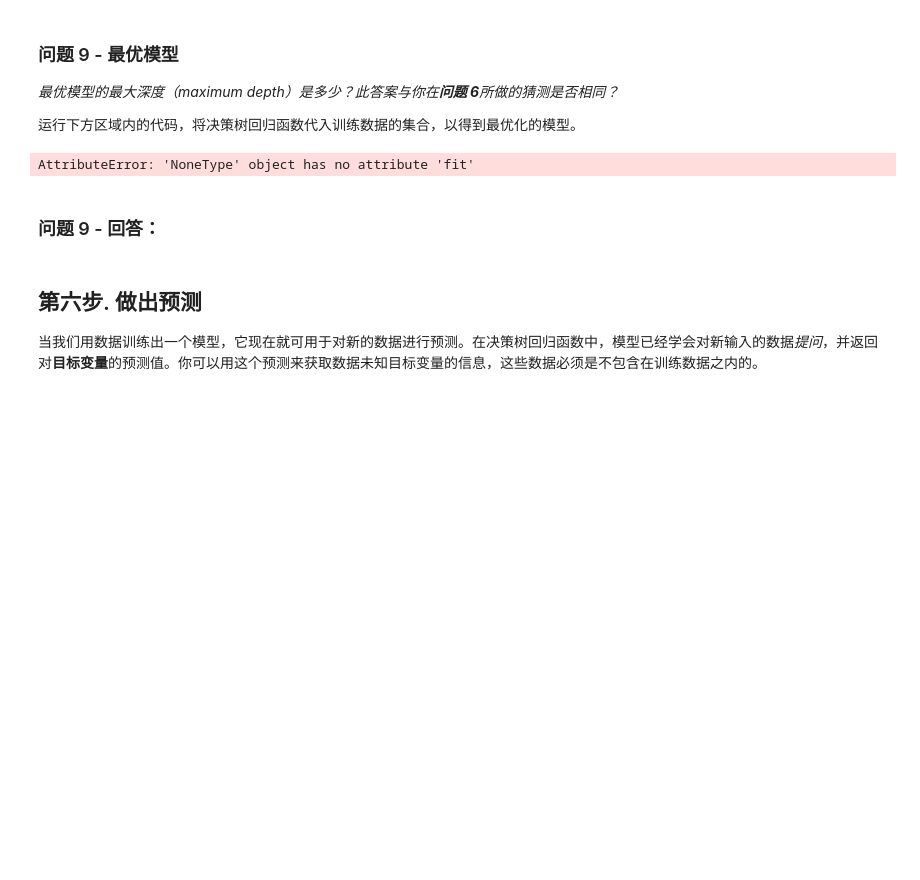
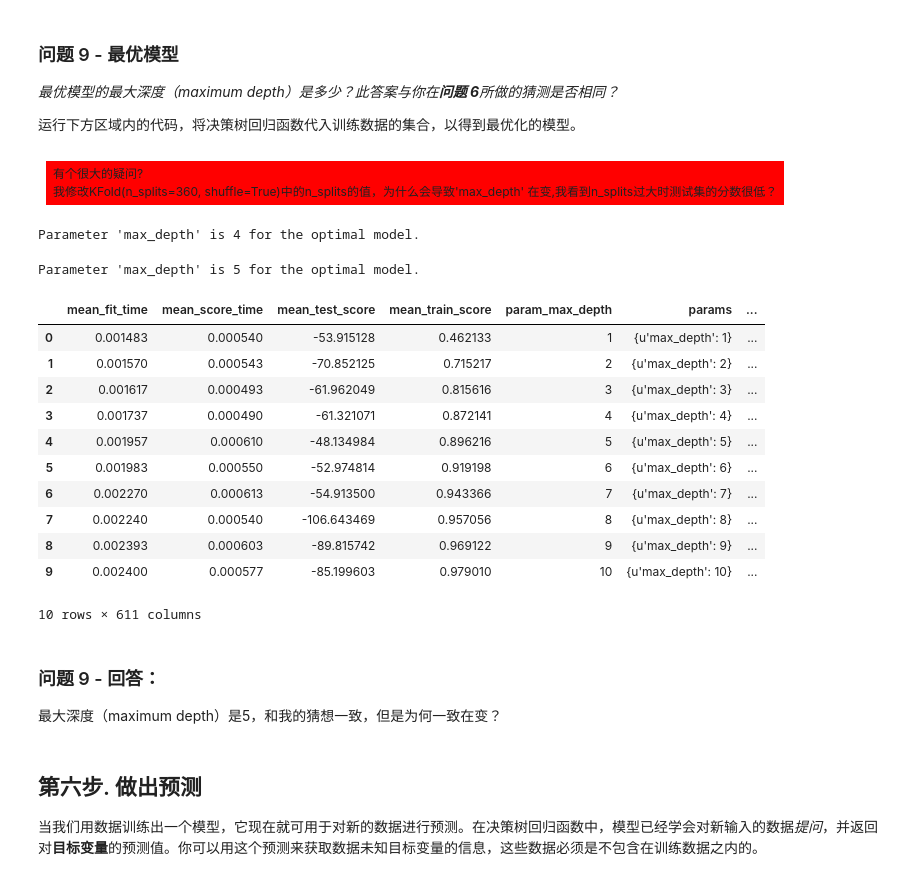
Before and after one commit to zhangbin0git/boston_housing, a Jupyter notebook: boston_housing.ipynb, the cells around one changed output. Cells and saved outputs as stored; diff of their text form; code cells hidden in the pictures; blank space fills up the shorter version.

```diff
--- a/boston_housing.ipynb
+++ b/boston_housing.ipynb
@@ -288,24 +303,25 @@ K折交叉验证法：
 # TODO 4
 
 #提示: 导入 'KFold' 'DecisionTreeRegressor' 'make_scorer' 'GridSearchCV'
-
-
+from sklearn.model_selection import KFold
+from sklearn.tree import DecisionTreeRegressor
+from sklearn.metrics import make_scorer
+from sklearn.model_selection import GridSearchCV
 def fit_model(X, y):
     """ 基于输入数据 [X,y]，利于网格搜索找到最优的决策树模型"""
 
-    cross_validator = None
+    cross_validator = KFold(n_splits=10, shuffle=True)
 
-    regressor = None
+    regressor = DecisionTreeRegressor()
 
-    params = None
+    params = {'max_depth':np.arange(1, 11)}
 
-    scoring_fnc = None
+    scoring_fnc = make_scorer(performance_metric)
 
-    grid = None
+    grid = GridSearchCV(regressor, params, scoring=scoring_fnc, cv=cross_validator)
 
     # 基于输入数据 [X,y]，进行网格搜索
     grid = grid.fit(X, y)
-
     # 返回网格搜索后的最优模型
     return grid.best_estimator_
 # %% [markdown]
@@ -343,16 +360,38 @@ def fit_model2(X, y):
 *最优模型的最大深度（maximum depth）是多少？此答案与你在**问题 6**所做的猜测是否相同？*
 
 运行下方区域内的代码，将决策树回归函数代入训练数据的集合，以得到最优化的模型。
+# %% [markdown]
+<table><tr><td style="text-align:left;vertical-align:middle; background-color: #FF0000;" > <font size=50>有个很大的疑问?<br>我修改KFold(n_splits=360, shuffle=True)中的n_splits的值，为什么会导致'max_depth' 在变,我看到n_splits过大时测试集的分数很低？</font></td></tr></table>
+# %%
+optimal_reg = fit_model(X_train, y_train)
+print "Parameter 'max_depth' is {} for the optimal model.".format(optimal_reg.get_params()['max_depth'])
+# %% [output]
+Parameter 'max_depth' is 4 for the optimal model.
 # %%
+
 # 基于训练数据，获得最优模型
-optimal_reg = fit_model(X_train, y_train)
+optimal_reg, mm = fit_model(X_train, y_train)
+# 输出最优模型的 'max_depth' 参数
 
-# 输出最优模型的 'max_depth' 参数
 print "Parameter 'max_depth' is {} for the optimal model.".format(optimal_reg.get_params()['max_depth'])
+mm
 # %% [output]
-AttributeError: 'NoneType' object has no attribute 'fit'
+Parameter 'max_depth' is 5 for the optimal model.
+|  | mean_fit_time | mean_score_time | mean_test_score | mean_train_score | param_max_depth | params | ... |
+| 0 | 0.001483 | 0.000540 | -53.915128 | 0.462133 | 1 | {u'max_depth': 1} | ... |
+| 1 | 0.001570 | 0.000543 | -70.852125 | 0.715217 | 2 | {u'max_depth': 2} | ... |
+| 2 | 0.001617 | 0.000493 | -61.962049 | 0.815616 | 3 | {u'max_depth': 3} | ... |
+| 3 | 0.001737 | 0.000490 | -61.321071 | 0.872141 | 4 | {u'max_depth': 4} | ... |
+| 4 | 0.001957 | 0.000610 | -48.134984 | 0.896216 | 5 | {u'max_depth': 5} | ... |
+| 5 | 0.001983 | 0.000550 | -52.974814 | 0.919198 | 6 | {u'max_depth': 6} | ... |
+| 6 | 0.002270 | 0.000613 | -54.913500 | 0.943366 | 7 | {u'max_depth': 7} | ... |
+| 7 | 0.002240 | 0.000540 | -106.643469 | 0.957056 | 8 | {u'max_depth': 8} | ... |
+| 8 | 0.002393 | 0.000603 | -89.815742 | 0.969122 | 9 | {u'max_depth': 9} | ... |
+| 9 | 0.002400 | 0.000577 | -85.199603 | 0.979010 | 10 | {u'max_depth': 10} | ... |
+10 rows × 611 columns
 # %% [markdown]
 ### 问题 9 - 回答：
+最大深度（maximum depth）是5，和我的猜想一致，但是为何一致在变？
 # %% [markdown]
 ## 第六步. 做出预测
 当我们用数据训练出一个模型，它现在就可用于对新的数据进行预测。在决策树回归函数中，模型已经学会对新输入的数据*提问*，并返回对**目标变量**的预测值。你可以用这个预测来获取数据未知目标变量的信息，这些数据必须是不包含在训练数据之内的。
```
Also changed, not shown: parts of 17 cells of this notebook, 4 other files.
